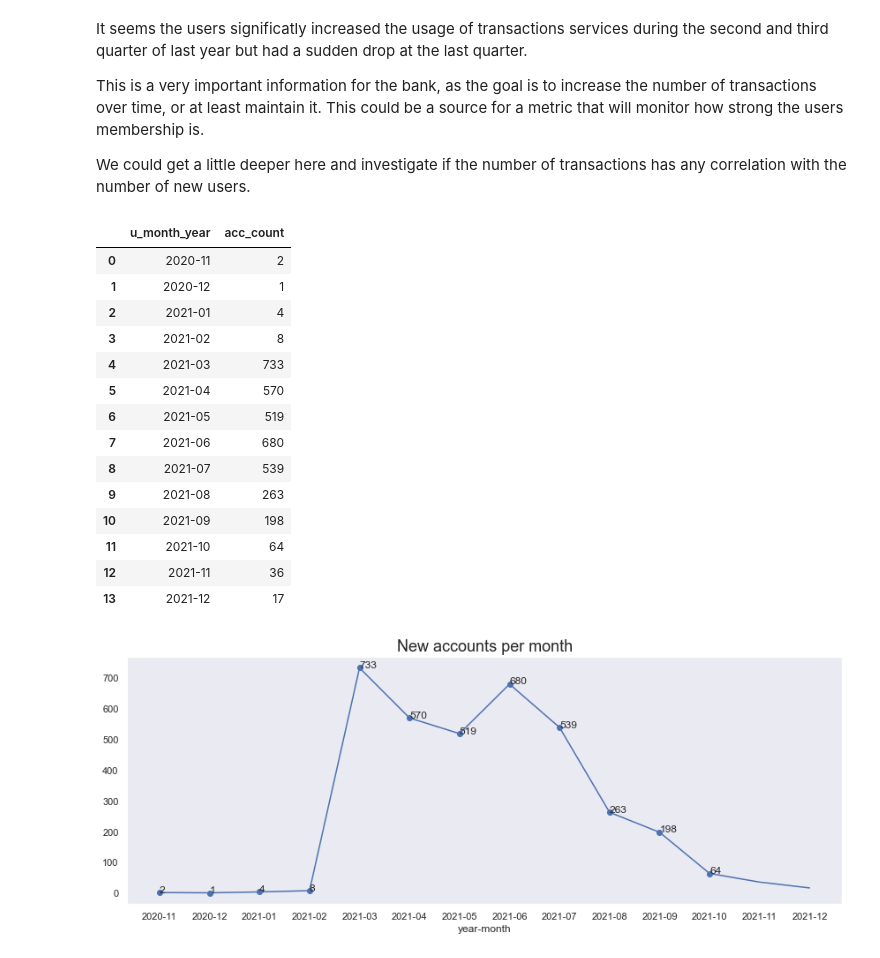
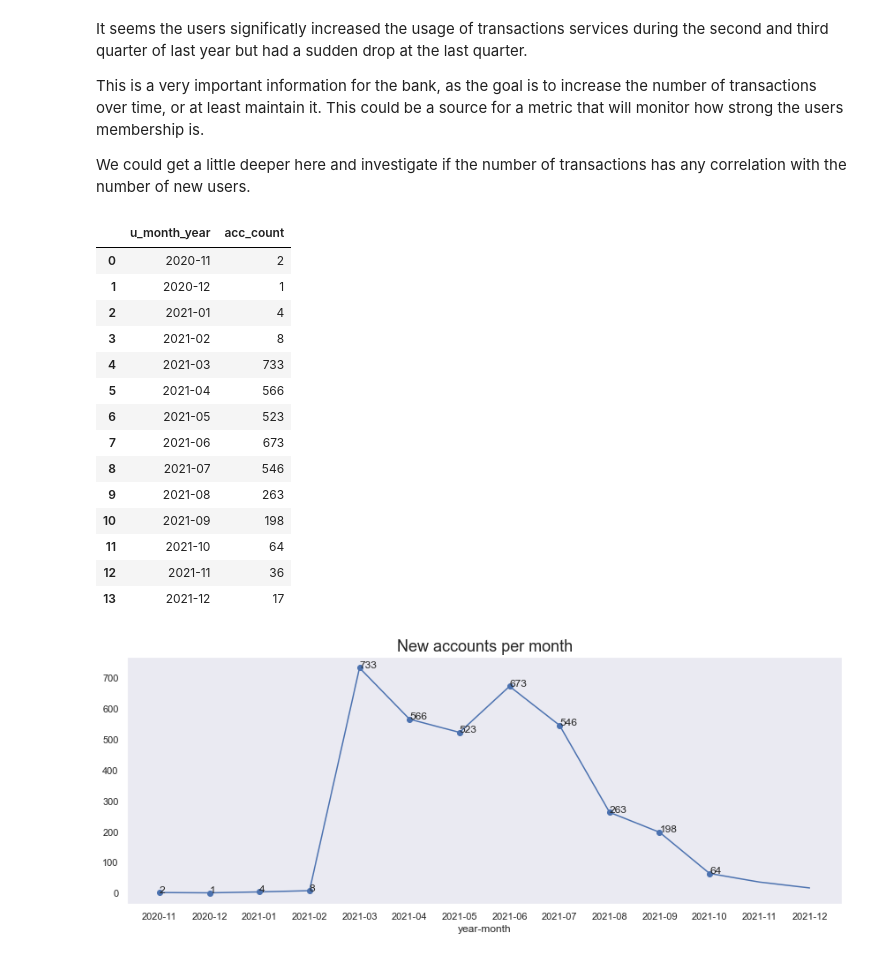
Before and after one commit to marinavillaschi/transactional-analysis, a Jupyter notebook: transactions_Q2.ipynb, the cells around one changed output. Cells and saved outputs as stored; diff of their text form; code cells hidden in the pictures.

```diff
--- a/transactions_Q2.ipynb
+++ b/transactions_Q2.ipynb
@@ -28,15 +28,15 @@ Let's start answering the questions.
 # %% [markdown]
 ## Q2. Is the number of transactions significantly raising over time?
 # %%
-# transform balance_date column into datetime format
-df.balance_date = pd.to_datetime(df.balance_date)
+# transform transaction_timestamp column into datetime format
+df.transaction_timestamp = pd.to_datetime(df.transaction_timestamp)
 
-# create month column with only the name of the month of balance_date
+# create month column with only the name of the month of transaction_timestamp
 month_dict={1:'Jan', 2:'Feb', 3:'Mar', 4:'Apr', 5:'May', 6:'Jun',
             7:'Jul', 8:'Aug', 9:'Sep', 10:'Oct', 11:'Nov', 12:'Dec'}
-df['month'] = df['balance_date'].dt.month.map(month_dict)
+df['month'] = df['transaction_timestamp'].dt.month.map(month_dict)
 
-# create balance_month column with only the number of the month of acc_date
-df['balance_month'] = df['balance_date'].dt.month
+# create balance_month column with only the number of the month of account_timestamp
+df['balance_month'] = df['transaction_timestamp'].dt.month
 # %%
 g = df.copy()
@@ -83,28 +83,28 @@ This is a very important information for the bank, as the goal is to increase th
 
 We could get a little deeper here and investigate if the number of transactions has any correlation with the number of new users.
 # %%
-# transform acc_date column into datetime format
-df.acc_date = pd.to_datetime(df.acc_date)
+# transform account_timestamp column into datetime format
+df.account_timestamp = pd.to_datetime(df.account_timestamp)
 
 # make new column with month and year of account creation
-df['u_month_year'] = df['acc_date'].dt.to_period('M')
+df['u_month_year'] = df['account_timestamp'].dt.to_period('M')
 # %%
 u = df.copy()
-u = df.groupby(['u_month_year'])['acc_id'].nunique().reset_index()
+u = df.groupby(['u_month_year'])['account_no'].nunique().reset_index()
 u['u_month_year'] = u['u_month_year'].dt.strftime('%Y-%m')
-u = u.rename(columns={'acc_id': 'acc_count'})
+u = u.rename(columns={'account_no': 'acc_count'})
 u
 # %% [output]
 |  | u_month_year | acc_count |
 | 0 | 2020-11 | 2 |
 | 1 | 2020-12 | 1 |
 | 2 | 2021-01 | 4 |
 | 3 | 2021-02 | 8 |
 | 4 | 2021-03 | 733 |
-| 5 | 2021-04 | 570 |
-| 6 | 2021-05 | 519 |
-| 7 | 2021-06 | 680 |
-| 8 | 2021-07 | 539 |
+| 5 | 2021-04 | 566 |
+| 6 | 2021-05 | 523 |
+| 7 | 2021-06 | 673 |
+| 8 | 2021-07 | 546 |
 | 9 | 2021-08 | 263 |
 | 10 | 2021-09 | 198 |
 | 11 | 2021-10 | 64 |
```
Also changed, not shown: parts of 2 cells of this notebook, 3 other files.
